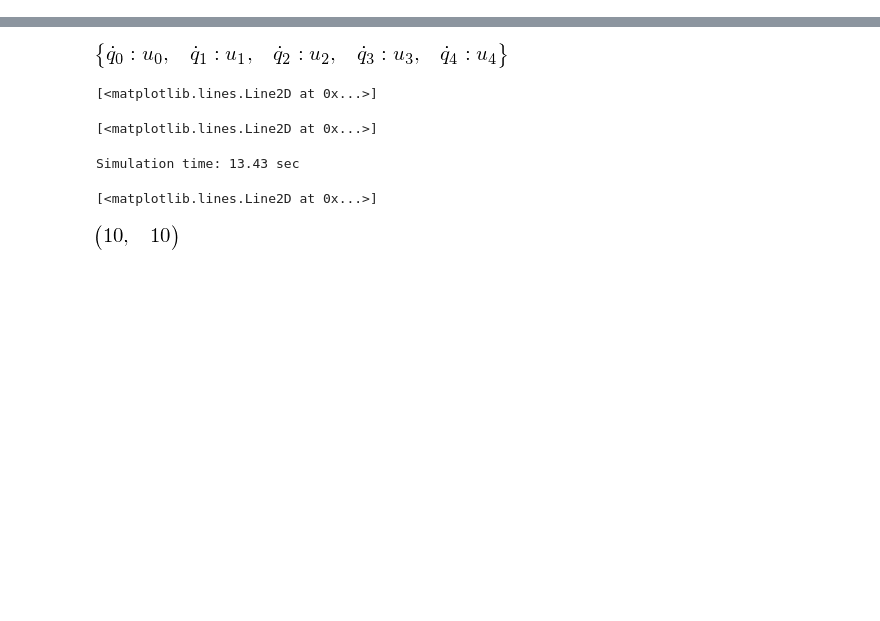
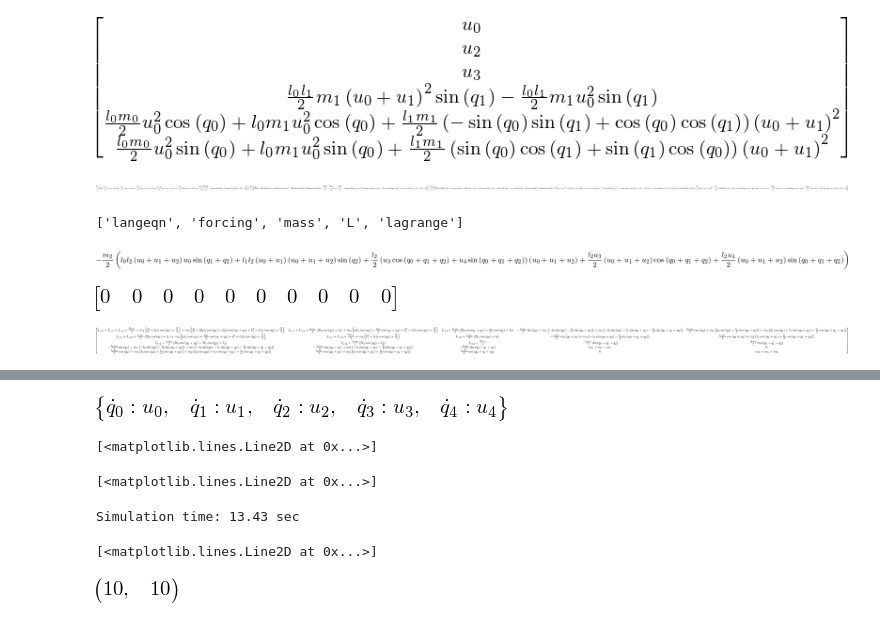
Before and after one commit to isaacyeaton/snaketurn, a Jupyter notebook: nchain-shape-space.ipynb, the cells around one changed output, grey strips where cells are left out. Cells and saved outputs as stored; diff of their text form; code cells hidden in the pictures; blank space fills up the shorter version.

```diff
--- a/nchain-shape-space.ipynb
+++ b/nchain-shape-space.ipynb
@@ -96,0 +58,4 @@ SyntaxError: invalid syntax (<ipython-input-129-3e4738e8def3>, line 1)
+# %%
+eom['forcing'][[0, 2, 3, 4, 6, 7], :]
+# %% [output]
+[figure, added]
@@ -96,0 +66,16 @@ SyntaxError: invalid syntax (<ipython-input-129-3e4738e8def3>, line 1)
+# %%
+ls
+# %% [output]
+[figure, added]
+# %%
+eoml.keys()
+# %% [output]
+['langeqn', 'forcing', 'mass', 'L', 'lagrange']
+# %%
+nchain.simp(eoml['forcing'][7])
+# %% [output]
+[figure, added]
+# %%
+nchain.simp(eoml['mass'][7, :])
+# %% [output]
+[figure, added]
@@ -96,0 +84,5 @@ SyntaxError: invalid syntax (<ipython-input-129-3e4738e8def3>, line 1)
+# %%
+mass = nchain.simp(mass)
+mass
+# %% [output]
+[figure, added]
```
Also changed, not shown: parts of 21 cells of this notebook, 1 other file.
